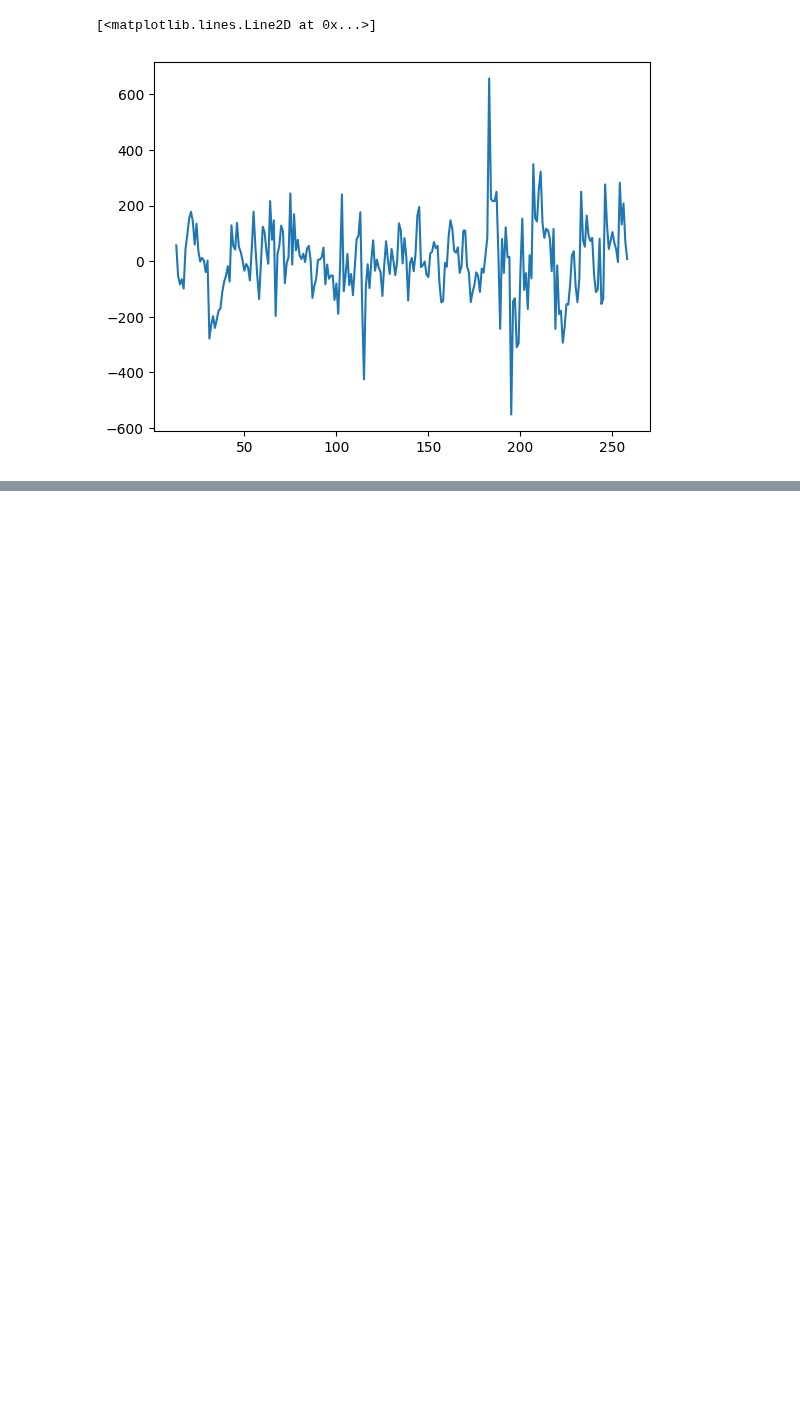
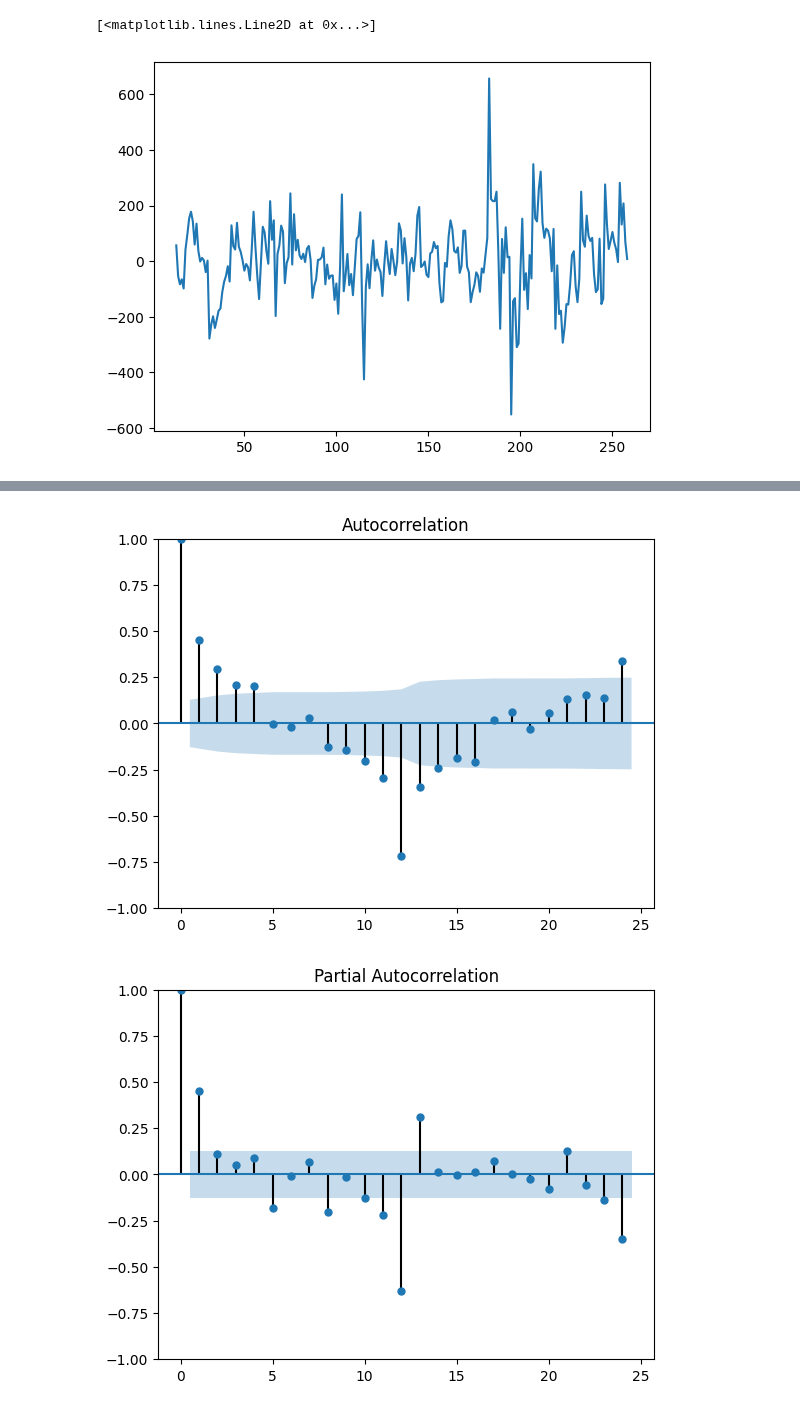
Before and after one commit to zuivu/porsche-forecast-sale, a Jupyter notebook: Stefan1.ipynb, the cells around one changed output, grey strips where cells are left out. Saved outputs shown, nothing was run; the diff lists cells and outputs as text; code cells hidden in the pictures; blank space fills up the shorter version.

```diff
--- a/Stefan1.ipynb
+++ b/Stefan1.ipynb
@@ -239,0 +268,16 @@ plt.show()
+# %%
+# perform differencing again
+df_a01_diff2 = df_a01_diff.diff(periods=12)
+
+# remove rows with NaN
+df_a01_diff2 = df_a01_diff2.dropna()
+
+# acf and pacf of differenced time series
+plot_acf(df_a01_diff2)
+plt.show()
+
+plot_pacf(df_a01_diff2)
+plt.show()
+# %% [output]
+[figure, added]
+[figure, added]
```
Also changed, not shown: parts of 9 cells of this notebook.
